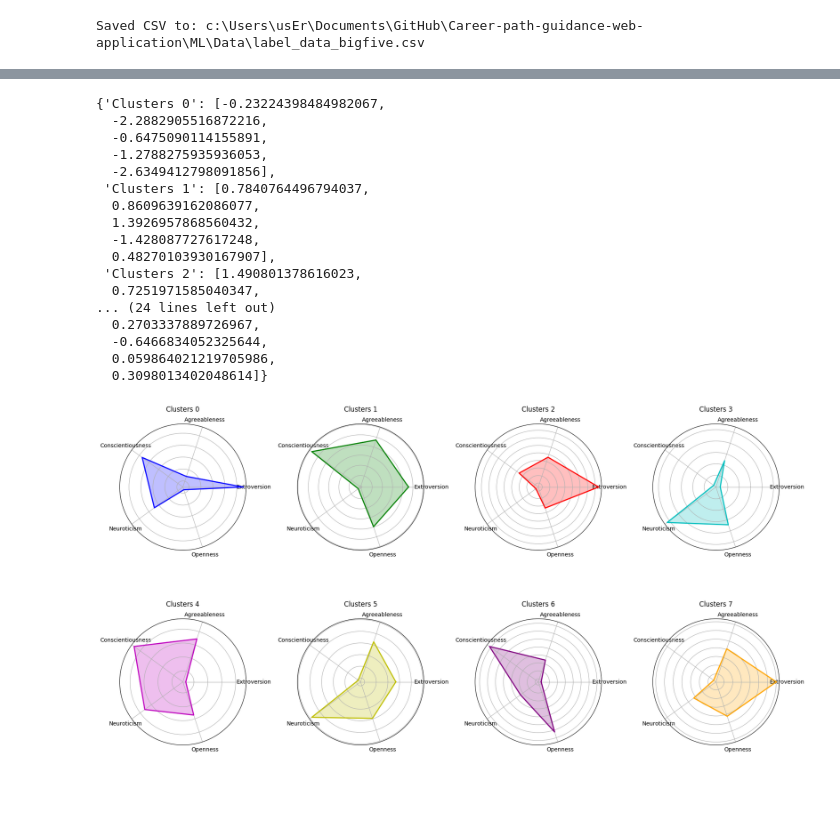
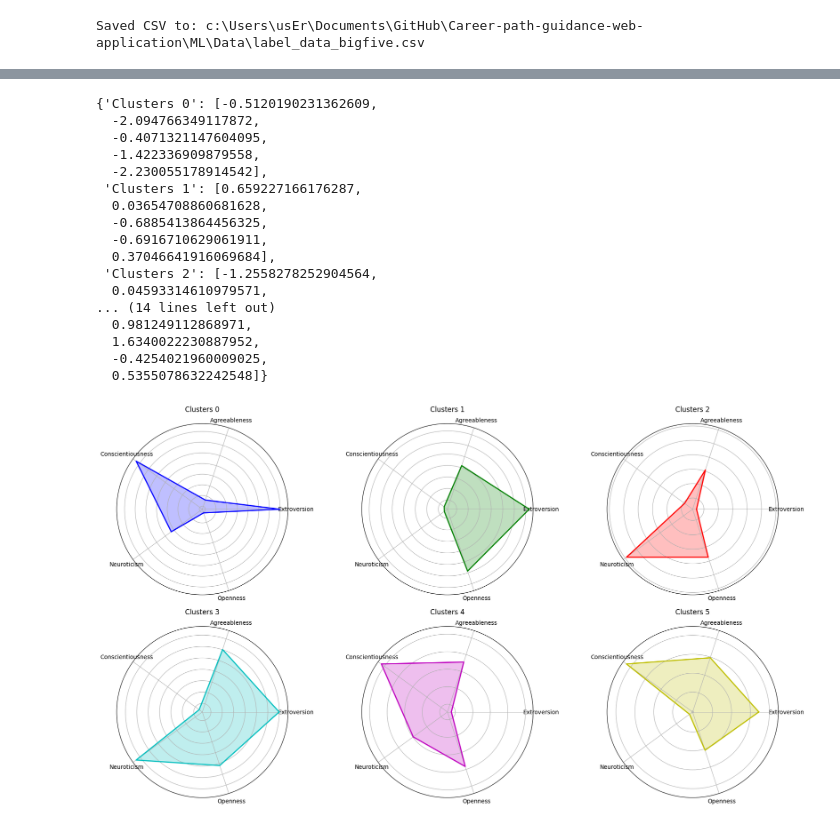
Before and after one commit to hammer-pp/Career-path-guidance-web-application, a Jupyter notebook: ML/notebook/cluster_bigfive.ipynb, the cells around one changed output, grey strips where cells are left out. Saved outputs shown, nothing was run; the diff lists cells and outputs as text; code cells hidden in the pictures; blank space fills up the shorter version.

```diff
--- a/ML/notebook/cluster_bigfive.ipynb
+++ b/ML/notebook/cluster_bigfive.ipynb
@@ -102,7 +102,7 @@ df_sample
 # Creating K-means Cluster Model
 from sklearn.cluster import KMeans
 
-n_label = 8
+n_label = 6
 result = []
 n_runs = 100
 
@@ -227,14 +224,17 @@ df_result
 # %%
 categories = ["Extroversion", "Agreeableness", "Conscientiousness", "Neuroticism", "Openness"]
 df = pd.DataFrame(df_result, index=categories)
-df = df.T
+
 
 from sklearn.preprocessing import StandardScaler
+# Assuming df is your original DataFrame with rows as Holland codes and columns as Clusters
 scaler = StandardScaler()
 
-scaled_df = scaler.fit_transform(df)
-scaled_df = pd.DataFrame(scaled_df, columns=df.columns, index=df.index)
-scaled_df = scaled_df.T
+# Transpose, scale, and transpose back
+scaled_array = scaler.fit_transform(df.T).T
+
+# Create a new DataFrame with the same index and columns
+scaled_df = pd.DataFrame(scaled_array, index=df.index, columns=df.columns)
 # %%
 scaled_df
 # %% [output]
@@ -248,50 +248,50 @@ scaled_df
 data = scaled_df.to_dict(orient='list')
 data
 # %% [output]
-{'Clusters 0': [-0.23224398484982067,
-  -2.2882905516872216,
-  -0.6475090114155891,
-  -1.2788275935936053,
-  -2.6349412798091856],
- 'Clusters 1': [0.7840764496794037,
-  0.8609639162086077,
-  1.3926957868560432,
-  -1.428087727617248,
-  0.48270103930167907],
- 'Clusters 2': [1.490801378616023,
-  0.7251971585040347,
-... (24 lines left out)
-  0.2703337889726967,
-  -0.6466834052325644,
-  0.059864021219705986,
-  0.3098013402048614]}
+{'Clusters 0': [-0.5120190231362609,
+  -2.094766349117872,
+  -0.4071321147604095,
+  -1.422336909879558,
+  -2.230055178914542],
+ 'Clusters 1': [0.659227166176287,
+  0.03654708860681628,
+  -0.6885413864456325,
+  -0.6916710629061911,
+  0.37046641916069684],
+ 'Clusters 2': [-1.2558278252904564,
+  0.04593314610979571,
+... (14 lines left out)
+  0.981249112868971,
+  1.6340022230887952,
+  -0.4254021960009025,
+  0.5355078632242548]}
 # %%
 
 labels = ['Extroversion', 'Agreeableness', 'Conscientiousness', 'Neuroticism', 'Openness']
 
 # เตรียมแกน
 angles = np.linspace(0, 2 * np.pi, len(labels), endpoint=False).tolist()
 angles += angles[:1]
 
 # เตรียมกราฟ
-fig, axes = plt.subplots(2, 4, figsize=(18, 10), subplot_kw=dict(polar=True))
+fig, axes = plt.subplots(2, 3, figsize=(18, 10), subplot_kw=dict(polar=True))
 axes = axes.flatten()
 
 colors = ['b', 'g', 'r', 'c', 'm', 'y','purple','orange']
 
 # วาดแต่ละ Cluster
 for idx, (cluster, values) in enumerate(data.items()):
     ax = axes[idx]
     cluster_values = values + values[:1]
     ax.plot(angles, cluster_values, color=colors[idx % len(colors)], linewidth=2)
     ax.fill(angles, cluster_values, color=colors[idx % len(colors)], alpha=0.25)
 
     ax.set_xticks(angles[:-1])
     ax.set_xticklabels(labels, fontsize=10)
     ax.set_yticklabels([])
     ax.set_title(f'{cluster}', size=12, pad=10)
 
 plt.tight_layout()
 plt.show()
 # %% [output]
-[figure, old version]
+[figure, new version]
```
Also changed, not shown: parts of 6 cells of this notebook, 2 other files.
